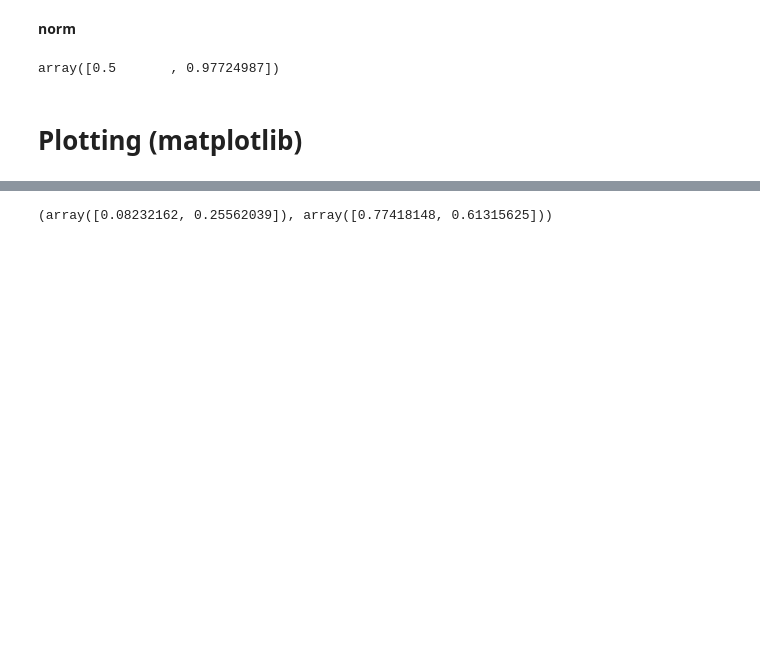
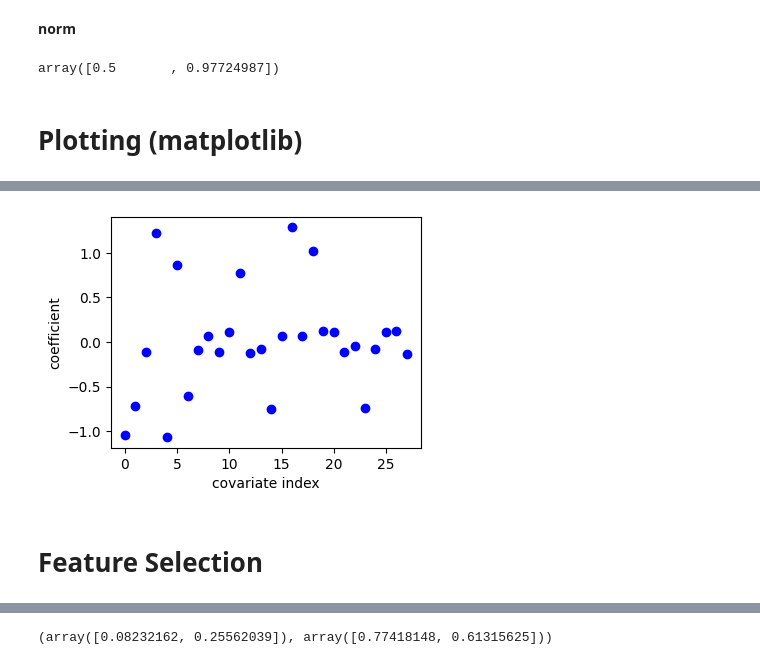
Before and after one commit to wreedpalmer/helpful_snippets, a Jupyter notebook: helpful_snippets.ipynb, the cells around one changed output, grey strips where cells are left out. Drawn from its saved outputs; the diff is of its cells as text; code cells hidden in the pictures; blank space fills up the shorter version.

```diff
--- a/helpful_snippets.ipynb
+++ b/helpful_snippets.ipynb
@@ -189,0 +203,16 @@ array([0.5       , 0.97724987])
+# %%
+# create new sythetic continuous response for illustration
+p_active = .3
+active = np.random.choice([.1,1], 28, p=[1-p_active, p_active])
+sign = np.random.choice([-1,1], 28)
+magnitude = np.random.normal(1,.25,28)
+coefs = active * sign * magnitude
+
+plt.figure(figsize=(4,3))
+plt.scatter(np.arange(28)[coefs==0], coefs[coefs==0], c='black')
+plt.scatter(np.arange(28)[coefs!=0], coefs[coefs!=0], c='blue')
+plt.ylabel('coefficient')
+plt.xlabel('covariate index')
+plt.show()
+# %% [output]
+[figure, added]
@@ -189,0 +224,2 @@ array([0.5       , 0.97724987])
+# %% [markdown]
+# Feature Selection
```
Also changed, not shown: parts of 23 cells of this notebook.
